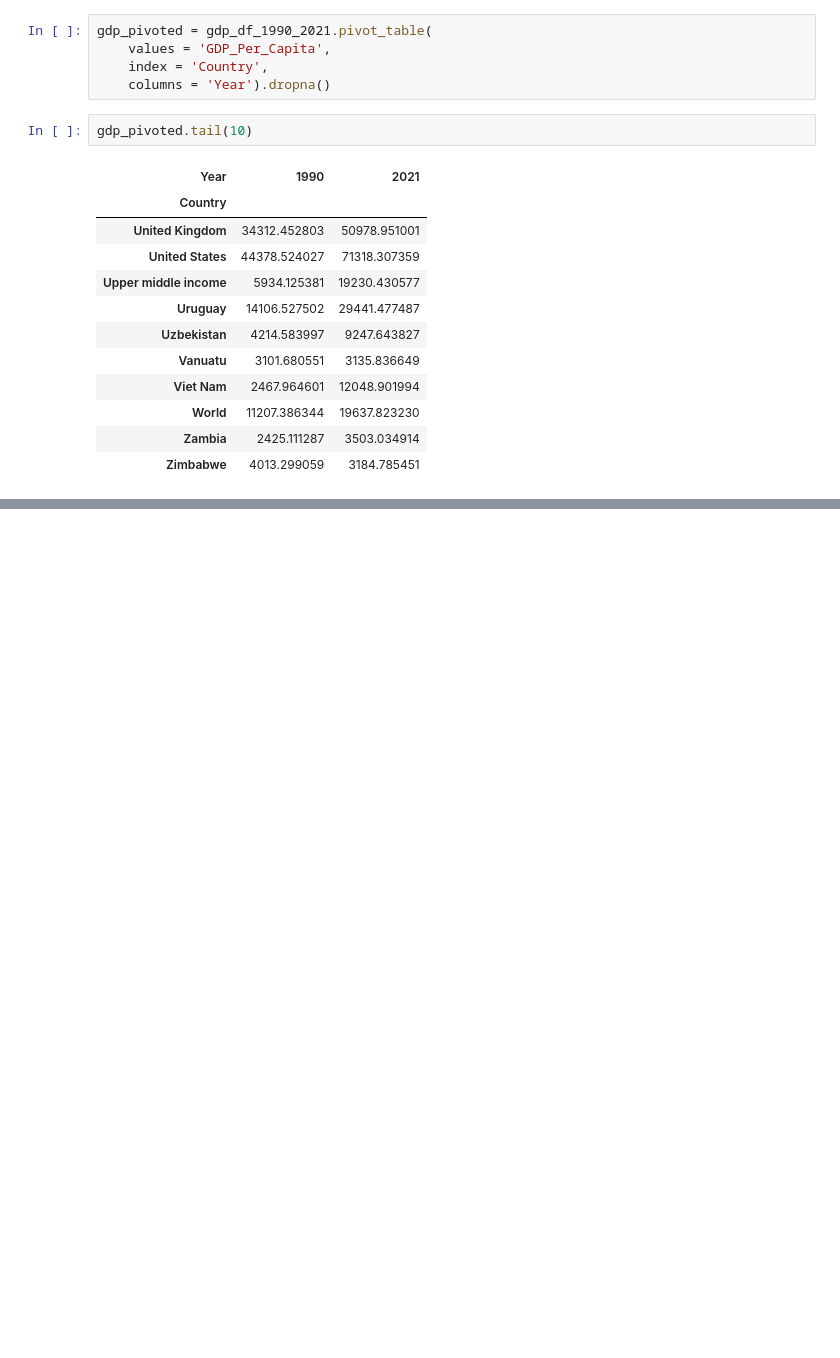
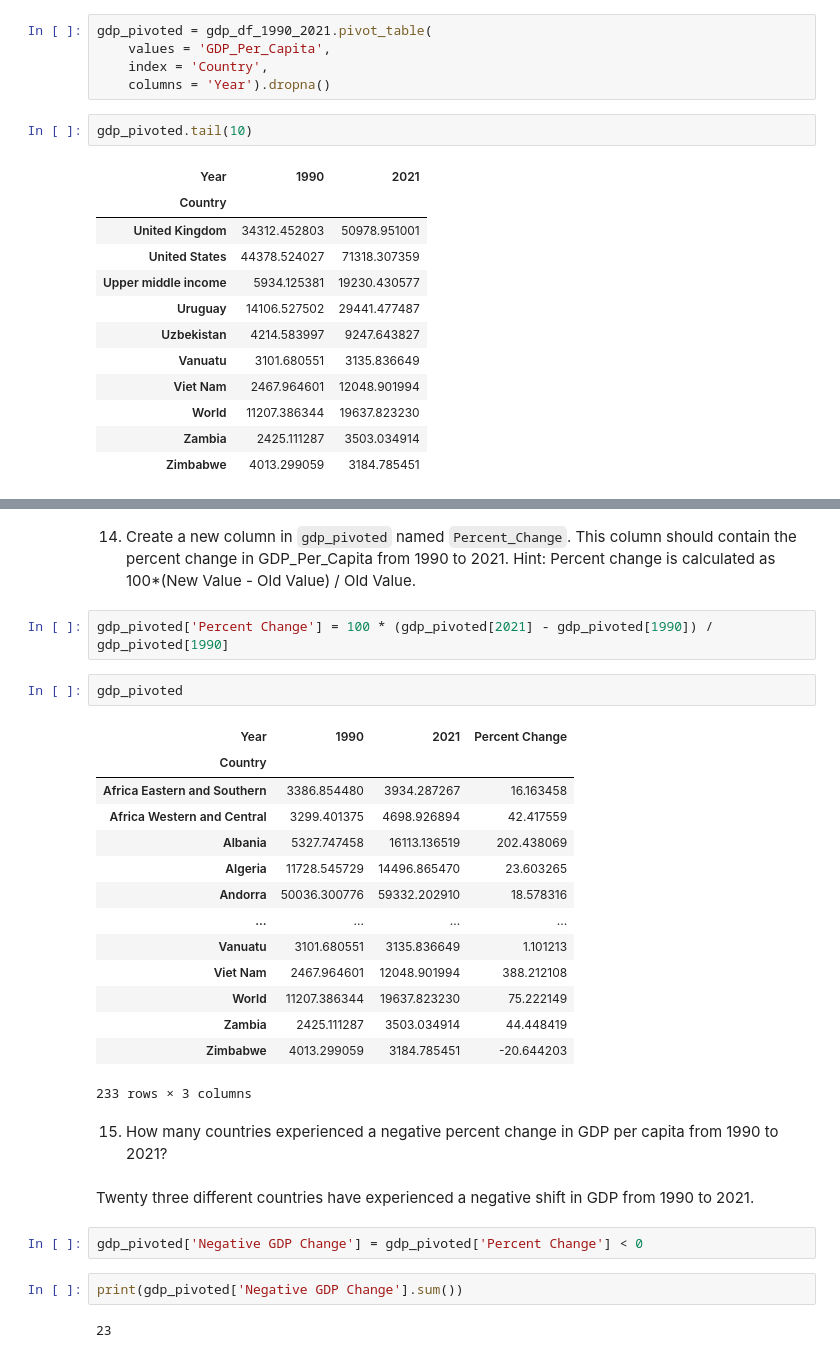
Before and after one commit to nss-data-science-cohort-9/un-exploration-Grantalan, a Jupyter notebook: notebooks/UN_Data_Exploration.ipynb, the cells around one changed output, grey strips where cells are left out. Cells and saved outputs as stored; diff of their text form; blank space fills up the shorter version.

```diff
--- a/notebooks/UN_Data_Exploration.ipynb
+++ b/notebooks/UN_Data_Exploration.ipynb
@@ -277,0 +241,31 @@ gdp_pivoted.tail(10)
+# %% [markdown]
+14. Create a new column in `gdp_pivoted` named `Percent_Change`. This column should contain the percent change in GDP_Per_Capita from 1990 to 2021. Hint: Percent change is calculated as 100*(New Value - Old Value) / Old Value.
+# %%
+gdp_pivoted['Percent Change'] = 100 * (gdp_pivoted[2021] - gdp_pivoted[1990]) / gdp_pivoted[1990]
+# %%
+gdp_pivoted
+# %% [output]
+| Year | 1990 | 2021 | Percent Change |
+| Country |  |  |  |
+| Africa Eastern and Southern | 3386.854480 | 3934.287267 | 16.163458 |
+| Africa Western and Central | 3299.401375 | 4698.926894 | 42.417559 |
+| Albania | 5327.747458 | 16113.136519 | 202.438069 |
+| Algeria | 11728.545729 | 14496.865470 | 23.603265 |
+| Andorra | 50036.300776 | 59332.202910 | 18.578316 |
+| ... | ... | ... | ... |
+| Vanuatu | 3101.680551 | 3135.836649 | 1.101213 |
+| Viet Nam | 2467.964601 | 12048.901994 | 388.212108 |
+| World | 11207.386344 | 19637.823230 | 75.222149 |
+| Zambia | 2425.111287 | 3503.034914 | 44.448419 |
+| Zimbabwe | 4013.299059 | 3184.785451 | -20.644203 |
+233 rows × 3 columns
+# %% [markdown]
+15. How many countries experienced a negative percent change in GDP per capita from 1990 to 2021?
+# %% [markdown]
+Twenty three different countries have experienced a negative shift in GDP from 1990 to 2021.
+# %%
+gdp_pivoted['Negative GDP Change'] = gdp_pivoted['Percent Change'] < 0
+# %%
+print(gdp_pivoted['Negative GDP Change'].sum())
+# %% [output]
+23
```
Also changed, not shown: parts of 12 cells of this notebook.
